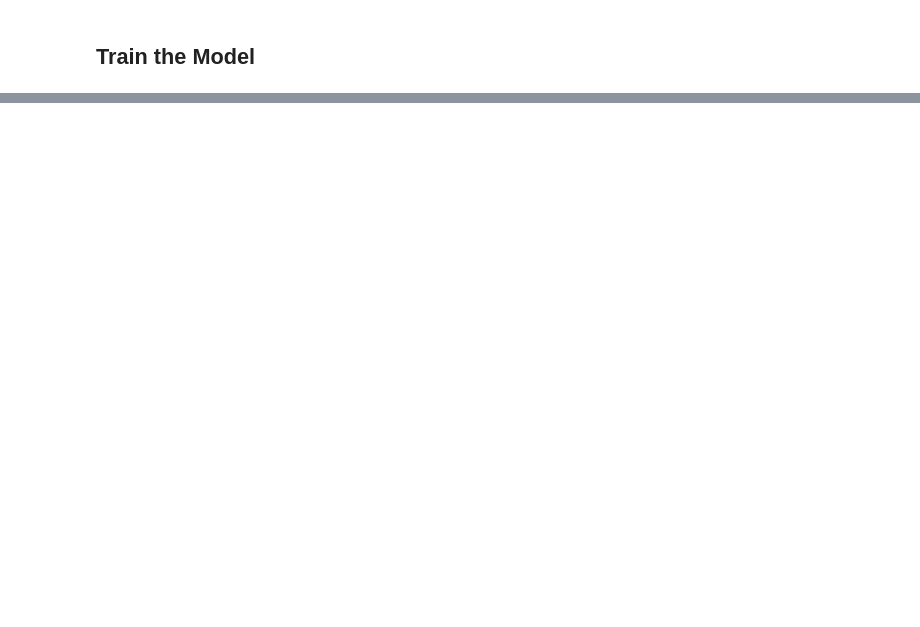
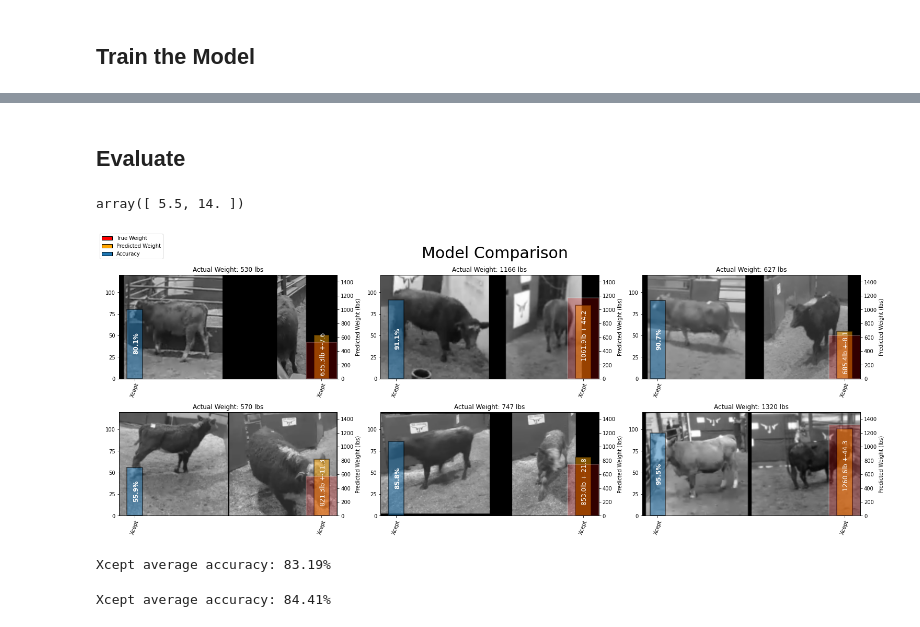
Before and after one commit to 3DBull/VisuWeigh, a Jupyter notebook: Training/multiview_training.ipynb, the cells around one changed output, grey strips where cells are left out. Drawn from its saved outputs; the diff is of its cells as text; code cells hidden in the pictures; blank space fills up the shorter version.

```diff
--- a/Training/multiview_training.ipynb
+++ b/Training/multiview_training.ipynb
@@ -65,10 +45,0 @@ C:/Users/derek/Documents/cattle_data/training\two_views\end_100477.png
-# %%
-# preprocess entire dataset
-pbar = tqdm(total=len(paths))
-
-for path in paths:
-
-    img = Image.open(path)
-    img = expand2square(img, (0)).resize((224,224))
-    img.save(path)
-    pbar.update(1)
@@ -300,0 +261,2 @@ plt.show()
+# %% [markdown]
+## Evaluate
@@ -300,0 +466,15 @@ plt.show()
+# %%
+n.mean(axis=1)
+# %% [output]
+array([ 5.5, 14. ])
+# %%
+X = eval_df.sample(n=6)
+# %%
+test_on_image([model_xcept], X, model_labels=['Xcept'], display_each=True);
+# %% [output]
+[figure, added]
+Xcept average accuracy: 83.19%
+# %%
+result = test_on_image([model_xcept], eval_df, model_labels=['Xcept'], display_each=False)
+# %% [output]
+Xcept average accuracy: 84.41%
```
Also changed, not shown: parts of 28 cells of this notebook, 2 other files.
